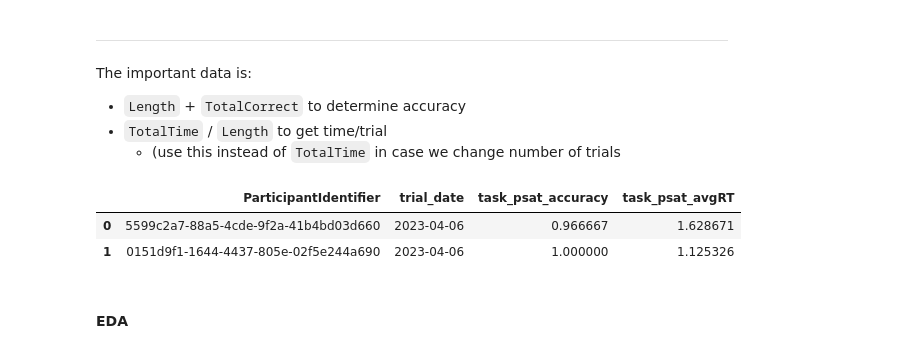
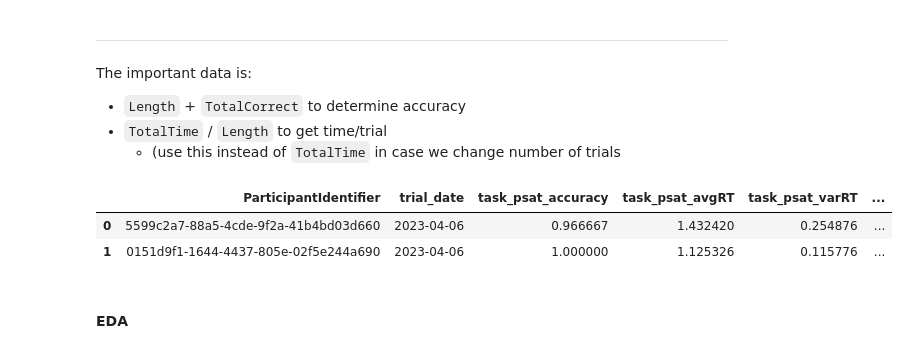
Before and after one commit to danieljwilson/3_3_experience_sampling, a Jupyter notebook: 3_3_3_data_analysis/01_data munge/01_1_process_data.ipynb, the cells around one changed output. Cells and saved outputs as stored; diff of their text form; code cells hidden in the pictures.

Commit message:
Updated PSAT data processing

```diff
--- a/3_3_3_data_analysis/01_data munge/01_1_process_data.ipynb
+++ b/3_3_3_data_analysis/01_data munge/01_1_process_data.ipynb
@@ -2708,19 +2706,45 @@ The important data is:
 # Replace commas with decimals (for European participants)
 df['TotalTime'] = df['TotalTime'].replace(',', '.', regex=True)
 df.TotalTime = df.TotalTime.astype('float')
-# %%
-# assign new column with accuracy value
-df = df.assign(task_psat_accuracy=lambda x: x.TotalCorrect/x.Length,
-               task_psat_avgRT=lambda x: x.TotalTime/x.Length
-              )
-
-# keep relevant columns
-psat_df = df[['ParticipantIdentifier', 'trial_date', 'task_psat_accuracy', 'task_psat_avgRT']]
-psat_df.head(2)
-# %% [output]
-|  | ParticipantIdentifier | trial_date | task_psat_accuracy | task_psat_avgRT |
-| 0 | 5599c2a7-88a5-4cde-9f2a-41b4bd03d660 | 2023-04-06 | 0.966667 | 1.628671 |
-| 1 | 0151d9f1-1644-4437-805e-02f5e244a690 | 2023-04-06 | 1.000000 | 1.125326 |
+# %%
+# Calculate 'task_psat_accuracy' column
+df['task_psat_accuracy'] = df['TotalCorrect'] / df['Length']
+
+# Define a function to calculate 'task_psat_avgRT', 'task_psat_flag_3plusRT_n', 'task_psat_flag_sub100RT_n' and 'task_psat_varRT'
+def calculate_avgRT_and_flag(samples, length):
+    # Convert the string representation of the samples list into a list of dictionaries
+    samples_list = json.loads(samples)
+
+    # Extract all 'Time' values
+    times = [item["Time"] for item in samples_list]
+
+    # Count the number of 'Time' values greater than 3.0
+    flag_count = sum(1 for time in times if time > 3.0)
+
+    # Replace 'Time' values greater than 3.0 with 3.0
+    times = [min(time, 3.0) for time in times]
+
+    # Calculate the average 'Time' value
+    avgRT = sum(times) / length
+
+    # Flag 'Time' values less than 100ms
+    min100_count = sum(1 for time in times if time < 0.1)
+
+    # Calculate the variance of 'Time' values
+    varRT = np.var(times)
+
+    return avgRT, flag_count, varRT, min100_count
+
+# Apply the function to the DataFrame and split the results into two new columns
+df['task_psat_avgRT'], df['task_psat_flag_3plusRT_n'], df['task_psat_varRT'], df['task_psat_flag_sub100RT_n'] = zip(*df.apply(lambda row: calculate_avgRT_and_flag(row['Samples'], row['Length']), axis=1))
+
+# keep relevant columns
+psat_df = df[['ParticipantIdentifier', 'trial_date', 'task_psat_accuracy', 'task_psat_avgRT', 'task_psat_varRT', 'task_psat_flag_sub100RT_n', 'task_psat_flag_3plusRT_n']]
+psat_df.head(2)
+# %% [output]
+|  | ParticipantIdentifier | trial_date | task_psat_accuracy | task_psat_avgRT | task_psat_varRT | ... |
+| 0 | 5599c2a7-88a5-4cde-9f2a-41b4bd03d660 | 2023-04-06 | 0.966667 | 1.432420 | 0.254876 | ... |
+| 1 | 0151d9f1-1644-4437-805e-02f5e244a690 | 2023-04-06 | 1.000000 | 1.125326 | 0.115776 | ... |
 # %% [markdown]
 #### EDA
 # %%
```
Also changed, not shown: parts of 9 cells of this notebook.
